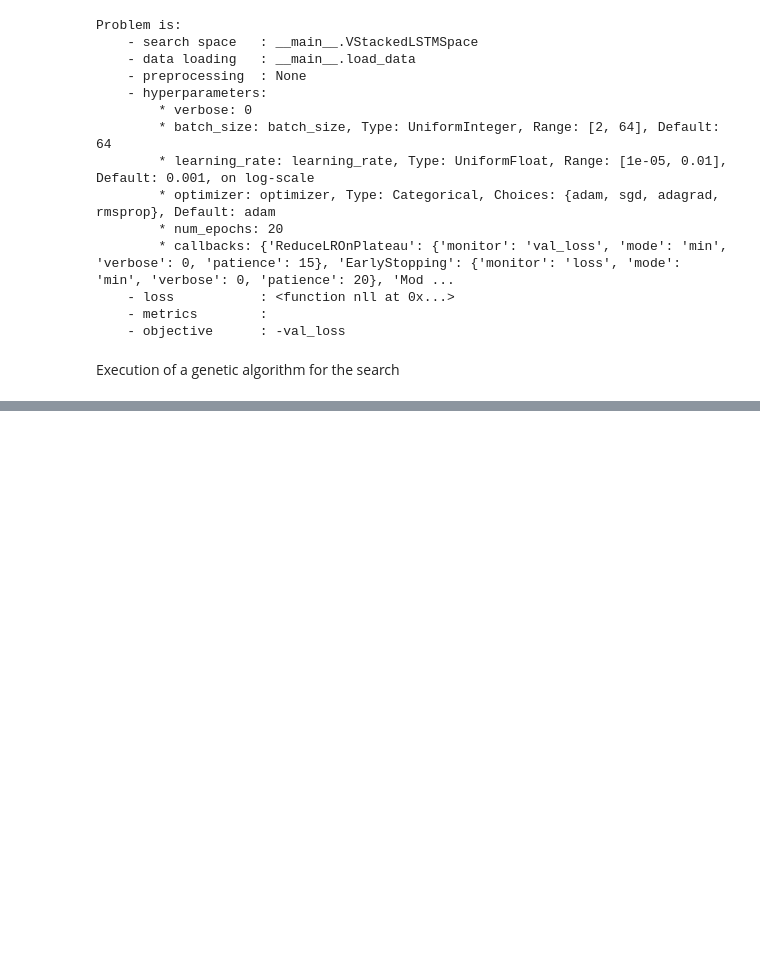
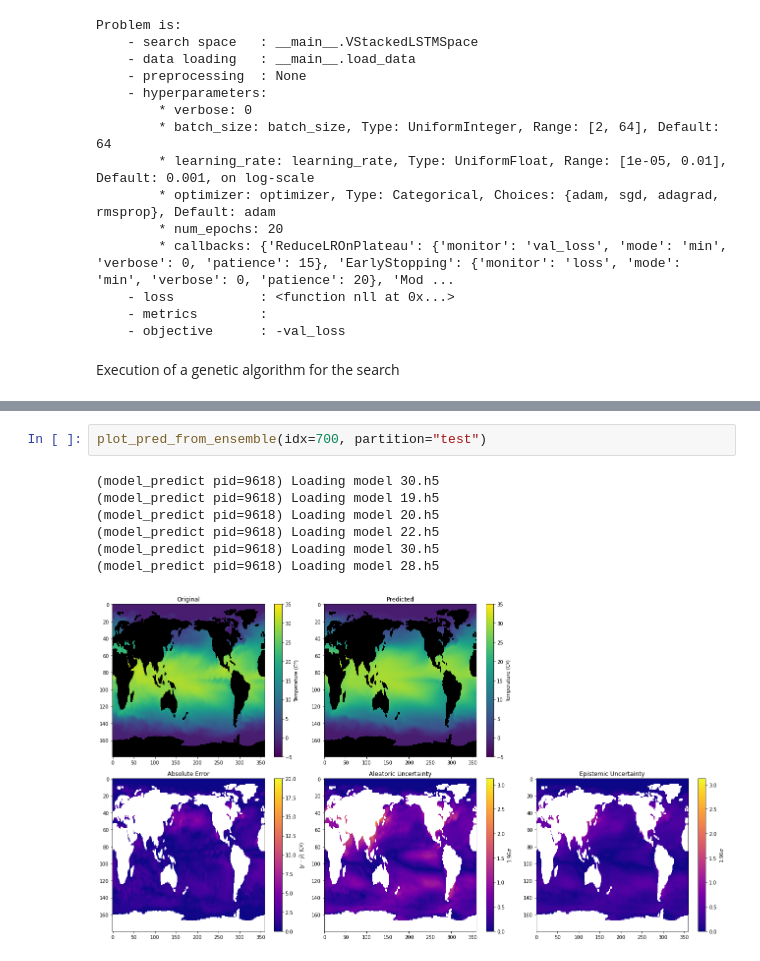
Before and after one commit to deephyper/anl-22-summer-workshop, a Jupyter notebook: notebooks/3-Ensemble-and-Uncertainty-Quantification.ipynb, the cells around one changed output, grey strips where cells are left out. Cells and saved outputs as stored; diff of their text form; blank space fills up the shorter version.

```diff
--- a/notebooks/3-Ensemble-and-Uncertainty-Quantification.ipynb
+++ b/notebooks/3-Ensemble-and-Uncertainty-Quantification.ipynb
@@ -731,3 +781,13 @@ mu.shape=(1, 8, 64800)
+# %%
+plot_pred_from_ensemble(idx=700, partition="test")
+# %% [output]
+(model_predict pid=9618) Loading model 30.h5
+(model_predict pid=9618) Loading model 19.h5
+(model_predict pid=9618) Loading model 20.h5
+(model_predict pid=9618) Loading model 22.h5
+(model_predict pid=9618) Loading model 30.h5
+(model_predict pid=9618) Loading model 28.h5
+[figure, added]
 # %%
 def print_scores_ensemble():
     scores = {"MSE": mse, "R2": r2}
```
Also changed, not shown: parts of 26 cells of this notebook.
